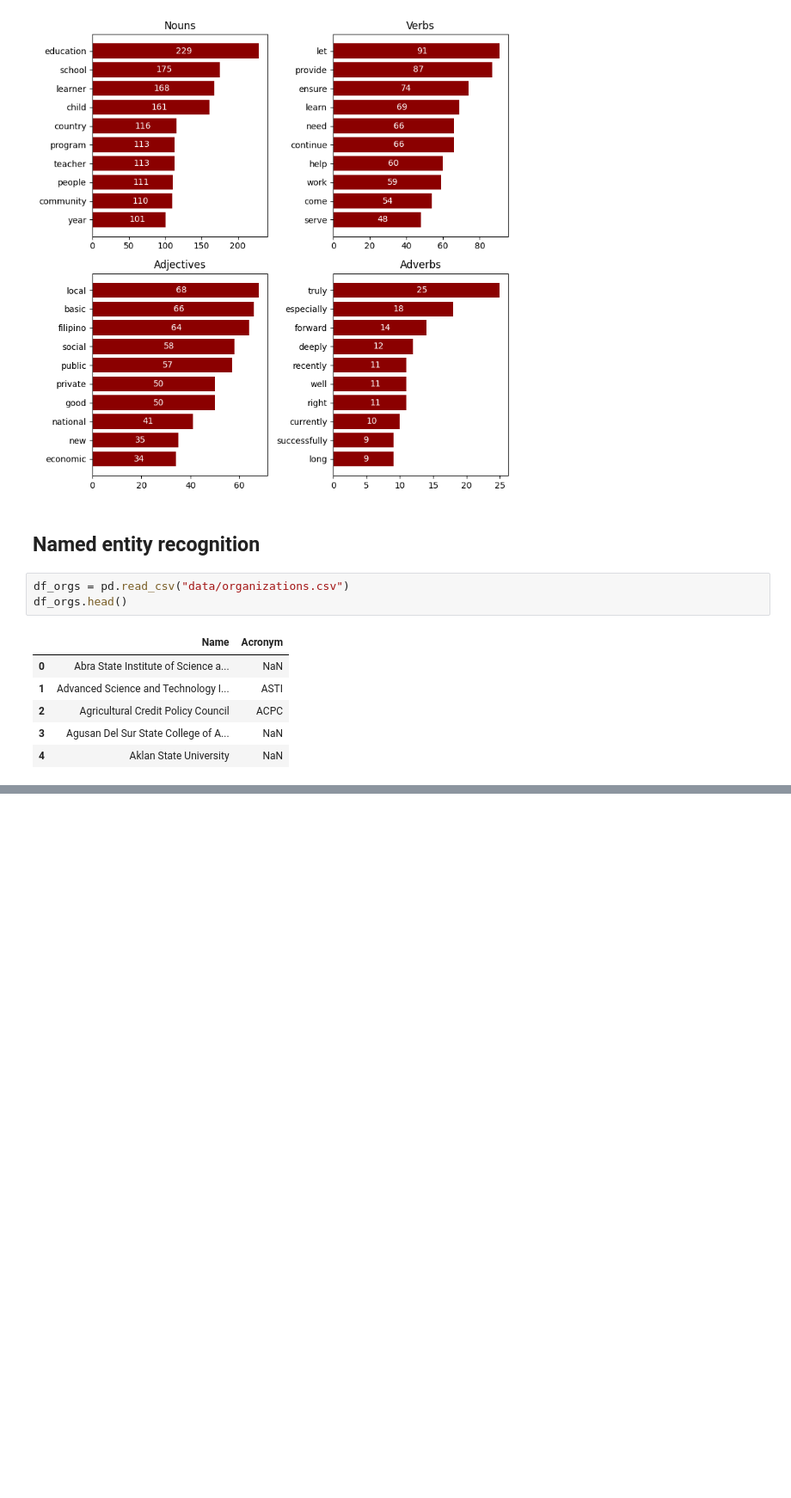
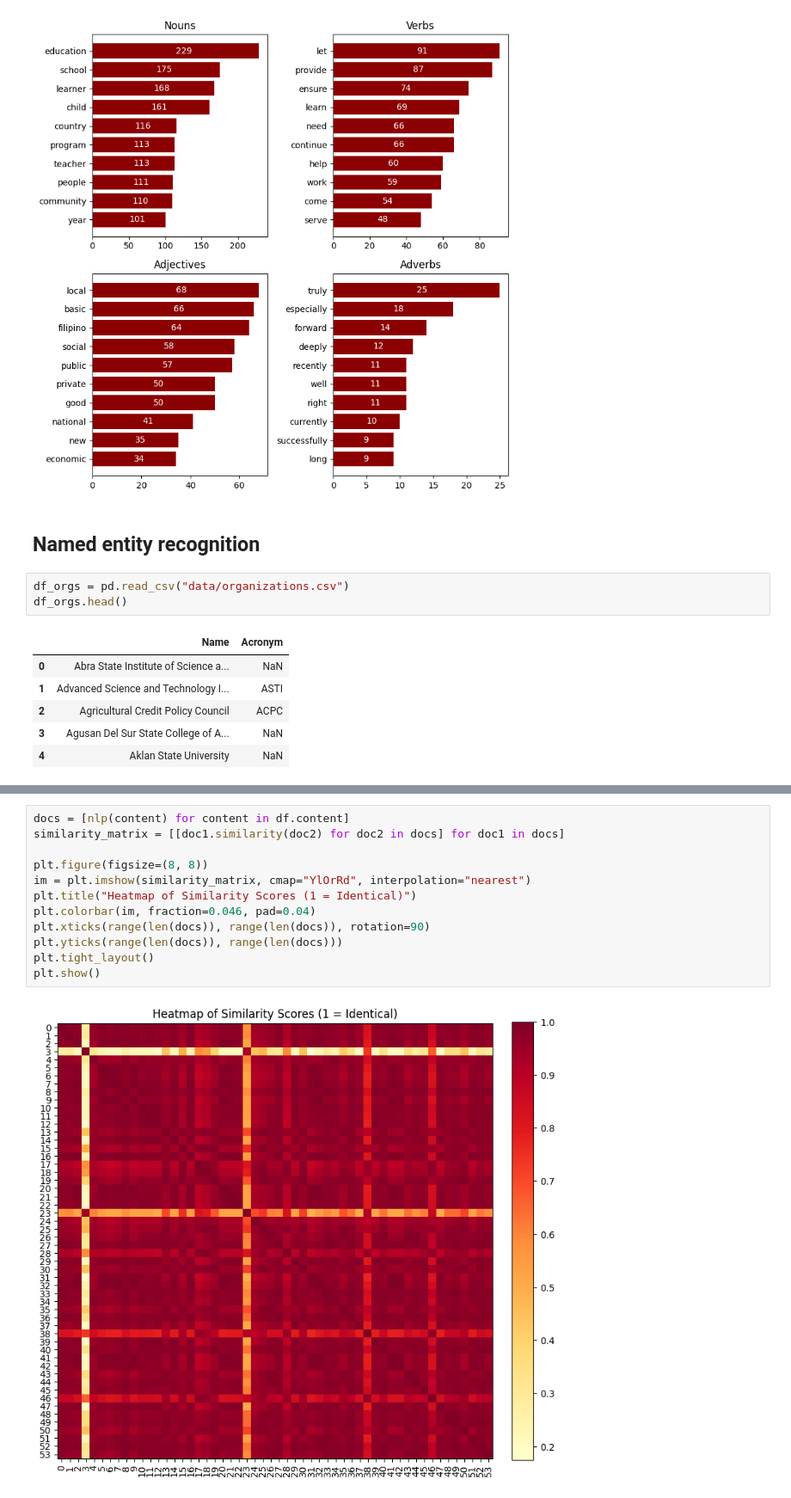
Before and after one commit to rixmape/speech-analysis-ph-govt-officials, a Jupyter notebook: nlp-insights.ipynb, the cells around one changed output, grey strips where cells are left out. Shown at 86% size. Drawn from its saved outputs; the diff is of its cells as text; blank space fills up the shorter version.

Commit message:
Add cosine similarity between speeches

```diff
--- a/nlp-insights.ipynb
+++ b/nlp-insights.ipynb
@@ -235,0 +270,14 @@ Counter(entities).most_common(20)
+# %%
+docs = [nlp(content) for content in df.content]
+similarity_matrix = [[doc1.similarity(doc2) for doc2 in docs] for doc1 in docs]
+
+plt.figure(figsize=(8, 8))
+im = plt.imshow(similarity_matrix, cmap="YlOrRd", interpolation="nearest")
+plt.title("Heatmap of Similarity Scores (1 = Identical)")
+plt.colorbar(im, fraction=0.046, pad=0.04)
+plt.xticks(range(len(docs)), range(len(docs)), rotation=90)
+plt.yticks(range(len(docs)), range(len(docs)))
+plt.tight_layout()
+plt.show()
+# %% [output]
+[figure, added]
```
Also changed, not shown: parts of 8 cells of this notebook, 1 other file.
